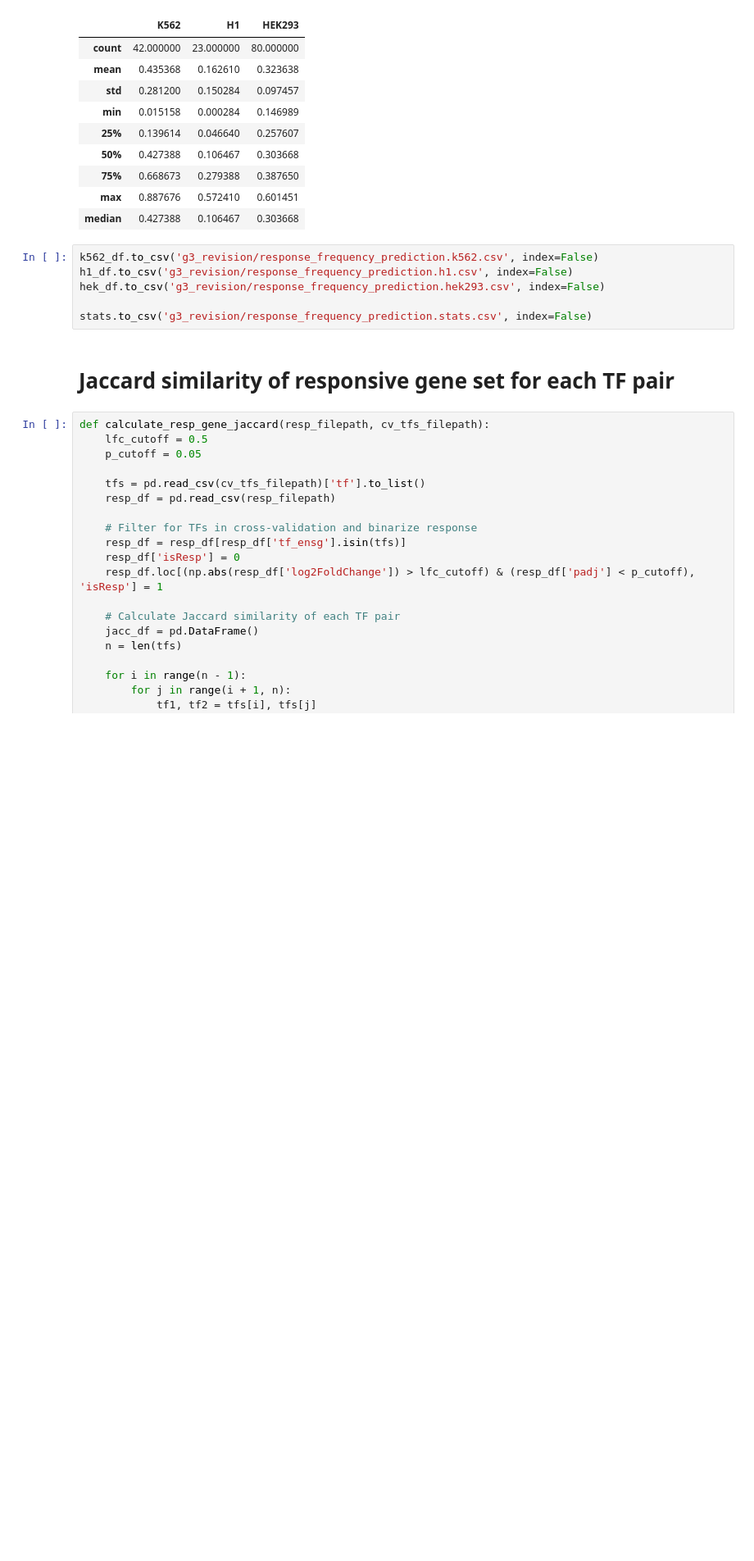
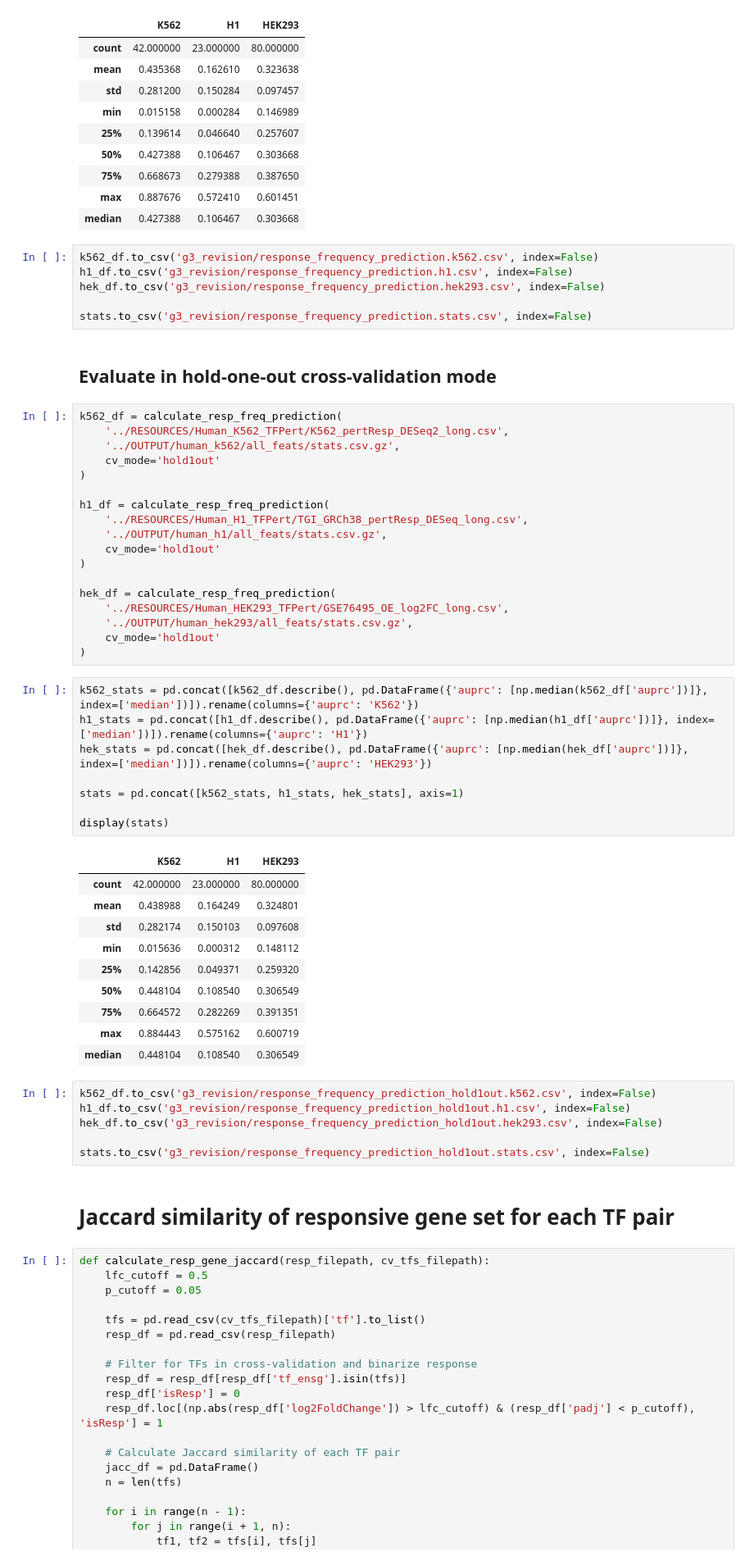
Before and after one commit to BrentLab/TFPertRespExplainer, a Jupyter notebook: WORKING_NOTEBOOKS/g3_revision.ipynb, the cells around one changed output. Shown: that part at 82% size. Cells and saved outputs as stored; diff of their text form; blank space fills up the shorter version.

```diff
--- a/WORKING_NOTEBOOKS/g3_revision.ipynb
+++ b/WORKING_NOTEBOOKS/g3_revision.ipynb
@@ -90,6 +110,51 @@ h1_df.to_csv('g3_revision/response_frequency_prediction.h1.csv', index=False)
 hek_df.to_csv('g3_revision/response_frequency_prediction.hek293.csv', index=False)
 
 stats.to_csv('g3_revision/response_frequency_prediction.stats.csv', index=False)
+# %% [markdown]
+## Evaluate in hold-one-out cross-validation mode
+# %%
+k562_df = calculate_resp_freq_prediction(
+    '../RESOURCES/Human_K562_TFPert/K562_pertResp_DESeq2_long.csv',
+    '../OUTPUT/human_k562/all_feats/stats.csv.gz',
+    cv_mode='hold1out'
+)
+
+h1_df = calculate_resp_freq_prediction(
+    '../RESOURCES/Human_H1_TFPert/TGI_GRCh38_pertResp_DESeq_long.csv',
+    '../OUTPUT/human_h1/all_feats/stats.csv.gz',
+    cv_mode='hold1out'
+)
+
+hek_df = calculate_resp_freq_prediction(
+    '../RESOURCES/Human_HEK293_TFPert/GSE76495_OE_log2FC_long.csv',
+    '../OUTPUT/human_hek293/all_feats/stats.csv.gz',
+    cv_mode='hold1out'
+)
+# %%
+k562_stats = pd.concat([k562_df.describe(), pd.DataFrame({'auprc': [np.median(k562_df['auprc'])]}, index=['median'])]).rename(columns={'auprc': 'K562'})
+h1_stats = pd.concat([h1_df.describe(), pd.DataFrame({'auprc': [np.median(h1_df['auprc'])]}, index=['median'])]).rename(columns={'auprc': 'H1'})
+hek_stats = pd.concat([hek_df.describe(), pd.DataFrame({'auprc': [np.median(hek_df['auprc'])]}, index=['median'])]).rename(columns={'auprc': 'HEK293'})
+
+stats = pd.concat([k562_stats, h1_stats, hek_stats], axis=1)
+
+display(stats)
+# %% [output]
+|  | K562 | H1 | HEK293 |
+| count | 42.000000 | 23.000000 | 80.000000 |
+| mean | 0.438988 | 0.164249 | 0.324801 |
+| std | 0.282174 | 0.150103 | 0.097608 |
+| min | 0.015636 | 0.000312 | 0.148112 |
+| 25% | 0.142856 | 0.049371 | 0.259320 |
+| 50% | 0.448104 | 0.108540 | 0.306549 |
+| 75% | 0.664572 | 0.282269 | 0.391351 |
+| max | 0.884443 | 0.575162 | 0.600719 |
+| median | 0.448104 | 0.108540 | 0.306549 |
+# %%
+k562_df.to_csv('g3_revision/response_frequency_prediction_hold1out.k562.csv', index=False)
+h1_df.to_csv('g3_revision/response_frequency_prediction_hold1out.h1.csv', index=False)
+hek_df.to_csv('g3_revision/response_frequency_prediction_hold1out.hek293.csv', index=False)
+
+stats.to_csv('g3_revision/response_frequency_prediction_hold1out.stats.csv', index=False)
 # %% [markdown]
 # Jaccard similarity of responsive gene set for each TF pair
 # %%
```
Also changed, not shown: parts of 6 cells of this notebook.
